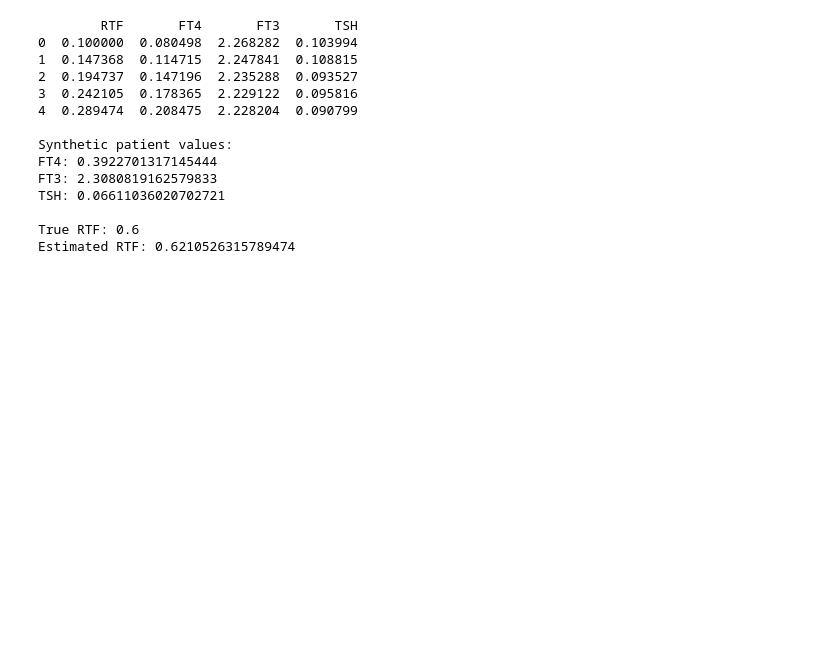
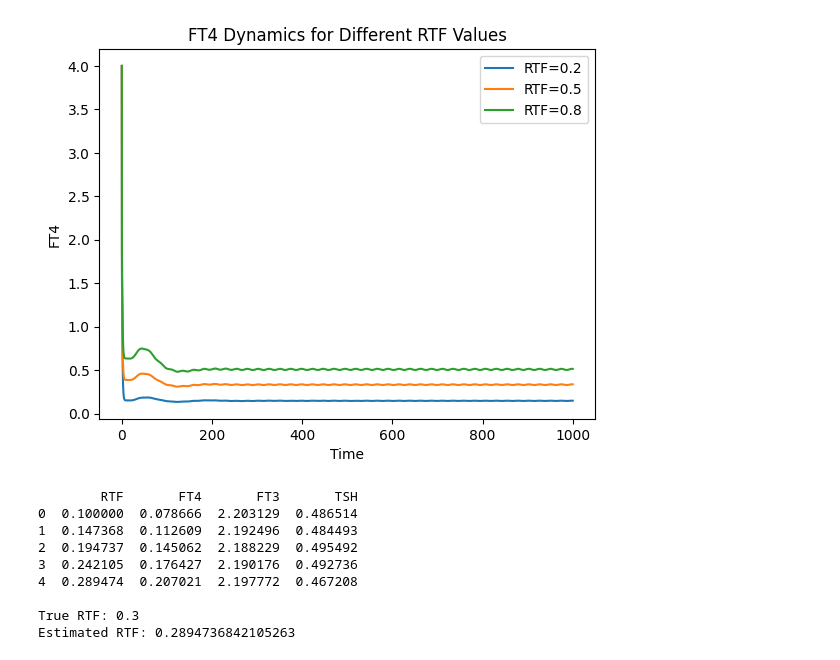
Before and after one commit to shinrichemond/rtf-estimation, a Jupyter notebook: simulation/testfiledemo.ipynb, the cells around one changed output. Cells and saved outputs as stored; diff of their text form; code cells hidden in the pictures; blank space fills up the shorter version.

```diff
--- a/simulation/testfiledemo.ipynb
+++ b/simulation/testfiledemo.ipynb
@@ -77,17 +227,16 @@ def estimate_rtf(observed_ft4, observed_ft3, observed_tsh, dataset):
+# %%
+plot_multiple_rtf()
+# %% [output]
+[figure, added]
 # %%
 dataset = generate_dataset()
 
 print(dataset.head())
 
-# pretend these are observed patient values
-true_rtf = 0.6
+# pretend we don't actually know this
+true_rtf = 0.3
 
 ft4, ft3, tsh = simulate_rtf(true_rtf)
-
-print("\nSynthetic patient values:")
-print("FT4:", ft4)
-print("FT3:", ft3)
-print("TSH:", tsh)
 
 estimated_rtf = estimate_rtf(ft4, ft3, tsh, dataset)
 
@@ -95,16 +244,11 @@ print("\nTrue RTF:", true_rtf)
 print("Estimated RTF:", estimated_rtf)
 # %% [output]
         RTF       FT4       FT3       TSH
-0  0.100000  0.080498  2.268282  0.103994
-1  0.147368  0.114715  2.247841  0.108815
-2  0.194737  0.147196  2.235288  0.093527
-3  0.242105  0.178365  2.229122  0.095816
-4  0.289474  0.208475  2.228204  0.090799
+0  0.100000  0.078666  2.203129  0.486514
+1  0.147368  0.112609  2.192496  0.484493
+2  0.194737  0.145062  2.188229  0.495492
+3  0.242105  0.176427  2.190176  0.492736
+4  0.289474  0.207021  2.197772  0.467208
 
-Synthetic patient values:
-FT4: 0.3922701317145444
-FT3: 2.3080819162579833
-TSH: 0.06611036020702721
-
-True RTF: 0.6
-Estimated RTF: 0.6210526315789474
+True RTF: 0.3
+Estimated RTF: 0.2894736842105263
```
Also changed, not shown: parts of 6 cells of this notebook, 2 other files.
